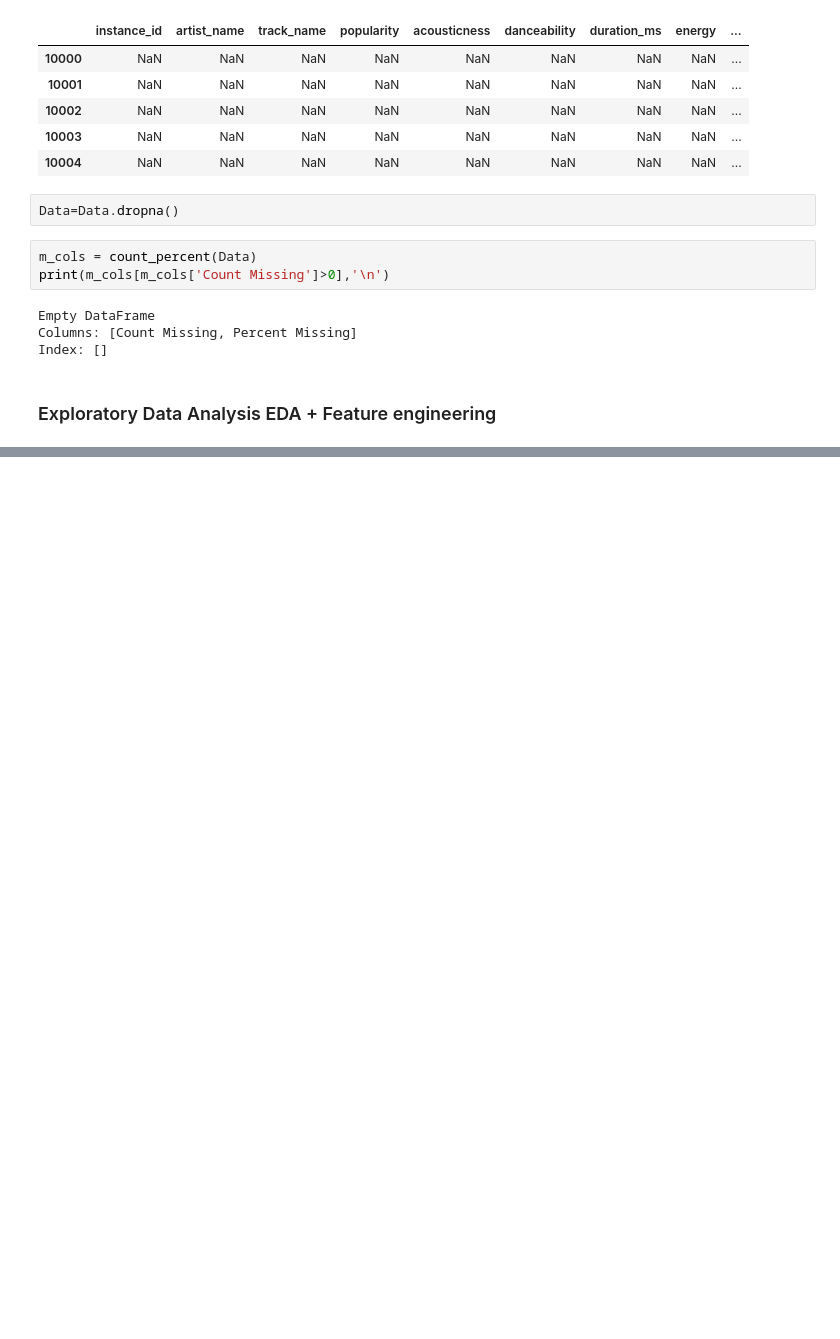
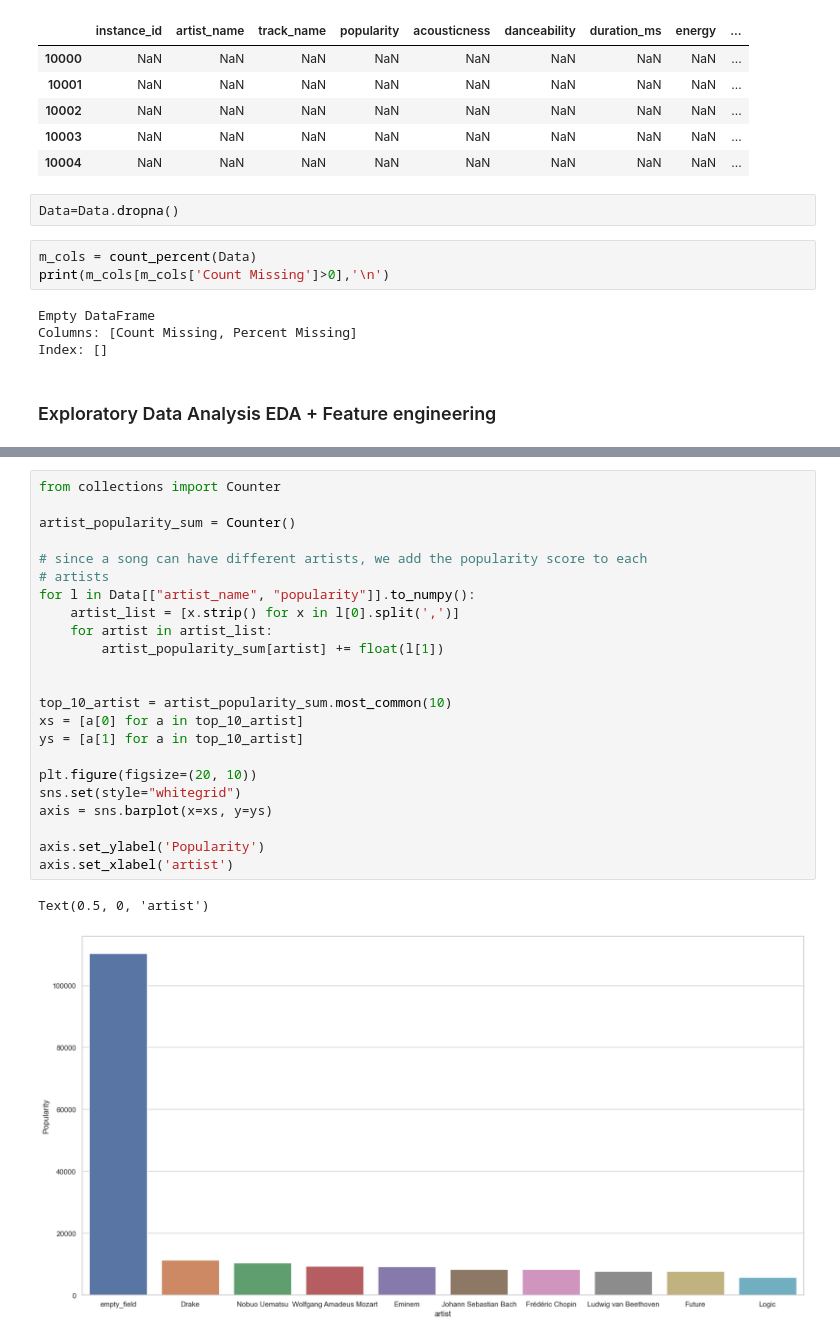
Before and after one commit to bileldhambri/DS-Project-Music-Classification, a Jupyter notebook: Data processing and EDA.ipynb, the cells around one changed output, grey strips where cells are left out. Drawn from its saved outputs; the diff is of its cells as text; blank space fills up the shorter version.

```diff
--- a/Data processing and EDA.ipynb
+++ b/Data processing and EDA.ipynb
@@ -133,0 +147,26 @@ Index: []
+# %%
+from collections import Counter
+
+artist_popularity_sum = Counter()
+
+# since a song can have different artists, we add the popularity score to each
+# artists
+for l in Data[["artist_name", "popularity"]].to_numpy():
+    artist_list = [x.strip() for x in l[0].split(',')]
+    for artist in artist_list:
+        artist_popularity_sum[artist] += float(l[1])
+
+
+top_10_artist = artist_popularity_sum.most_common(10)
+xs = [a[0] for a in top_10_artist]
+ys = [a[1] for a in top_10_artist]
+
+plt.figure(figsize=(20, 10))
+sns.set(style="whitegrid")
+axis = sns.barplot(x=xs, y=ys)
+
+axis.set_ylabel('Popularity')
+axis.set_xlabel('artist')
+# %% [output]
+Text(0.5, 0, 'artist')
+[figure, added]
```
Also changed, not shown: parts of 21 cells of this notebook.
